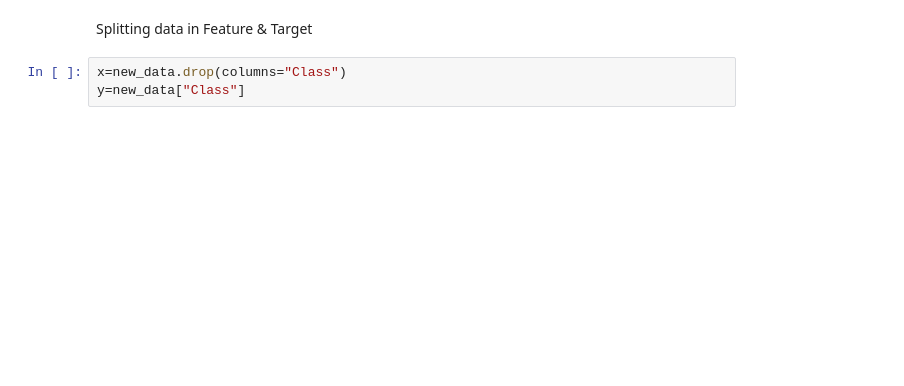
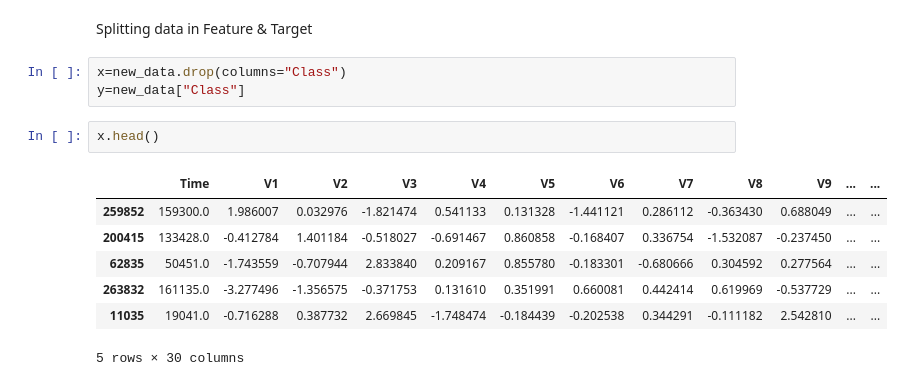
Before and after one commit to Rupesh-Mane/credit-card-fraud-detection, a Jupyter notebook: notebook/credit_card_fraud_detection.ipynb, the cells around one changed output. Drawn from its saved outputs; the diff is of its cells as text; blank space fills up the shorter version.

```diff
--- a/notebook/credit_card_fraud_detection.ipynb
+++ b/notebook/credit_card_fraud_detection.ipynb
@@ -265,3 +270,13 @@ Splitting data in Feature & Target
 # %%
 x=new_data.drop(columns="Class")
 y=new_data["Class"]
+# %%
+x.head()
+# %% [output]
+|  | Time | V1 | V2 | V3 | V4 | V5 | V6 | V7 | V8 | V9 | ... | ... |
+| 259852 | 159300.0 | 1.986007 | 0.032976 | -1.821474 | 0.541133 | 0.131328 | -1.441121 | 0.286112 | -0.363430 | 0.688049 | ... | ... |
+| 200415 | 133428.0 | -0.412784 | 1.401184 | -0.518027 | -0.691467 | 0.860858 | -0.168407 | 0.336754 | -1.532087 | -0.237450 | ... | ... |
+| 62835 | 50451.0 | -1.743559 | -0.707944 | 2.833840 | 0.209167 | 0.855780 | -0.183301 | -0.680666 | 0.304592 | 0.277564 | ... | ... |
+| 263832 | 161135.0 | -3.277496 | -1.356575 | -0.371753 | 0.131610 | 0.351991 | 0.660081 | 0.442414 | 0.619969 | -0.537729 | ... | ... |
+| 11035 | 19041.0 | -0.716288 | 0.387732 | 2.669845 | -1.748474 | -0.184439 | -0.202538 | 0.344291 | -0.111182 | 2.542810 | ... | ... |
+5 rows × 30 columns
```
Also changed, not shown: parts of 37 cells of this notebook.
